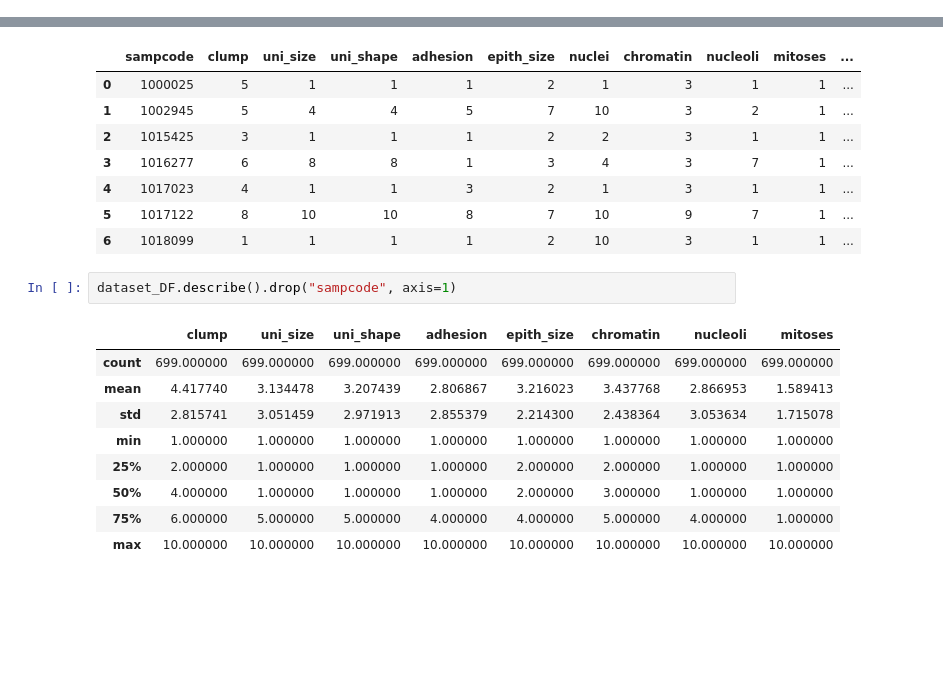
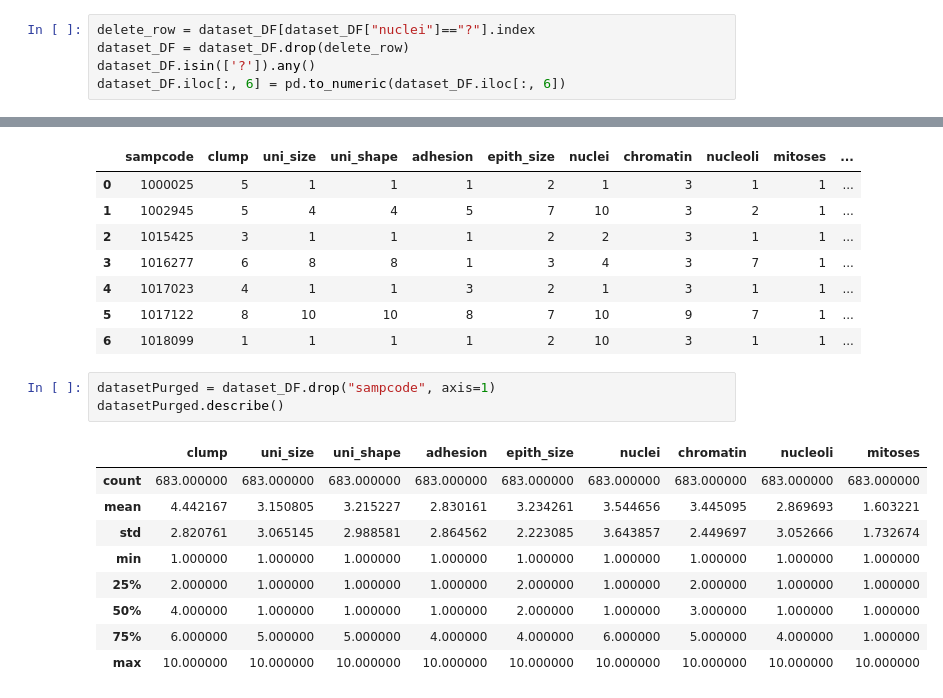
Before and after one commit to Nicordaro/MML, a Jupyter notebook: MML_Thesis.ipynb, the cells around one changed output, grey strips where cells are left out. Drawn from its saved outputs; the diff is of its cells as text; blank space fills up the shorter version.

```diff
--- a/MML_Thesis.ipynb
+++ b/MML_Thesis.ipynb
@@ -80,0 +95,5 @@ dataset_DF
+# %%
+delete_row = dataset_DF[dataset_DF["nuclei"]=="?"].index
+dataset_DF = dataset_DF.drop(delete_row)
+dataset_DF.isin(['?']).any()
+dataset_DF.iloc[:, 6] = pd.to_numeric(dataset_DF.iloc[:, 6])
@@ -90,14 +124,15 @@ dataset_DF.head(7)
 | 5 | 1017122 | 8 | 10 | 10 | 8 | 7 | 10 | 9 | 7 | 1 | ... |
 | 6 | 1018099 | 1 | 1 | 1 | 1 | 2 | 10 | 3 | 1 | 1 | ... |
 # %%
-dataset_DF.describe().drop("sampcode", axis=1)
+datasetPurged = dataset_DF.drop("sampcode", axis=1)
+datasetPurged.describe()
 # %% [output]
-|  | clump | uni_size | uni_shape | adhesion | epith_size | chromatin | nucleoli | mitoses |
-| count | 699.000000 | 699.000000 | 699.000000 | 699.000000 | 699.000000 | 699.000000 | 699.000000 | 699.000000 |
-| mean | 4.417740 | 3.134478 | 3.207439 | 2.806867 | 3.216023 | 3.437768 | 2.866953 | 1.589413 |
-| std | 2.815741 | 3.051459 | 2.971913 | 2.855379 | 2.214300 | 2.438364 | 3.053634 | 1.715078 |
-| min | 1.000000 | 1.000000 | 1.000000 | 1.000000 | 1.000000 | 1.000000 | 1.000000 | 1.000000 |
-| 25% | 2.000000 | 1.000000 | 1.000000 | 1.000000 | 2.000000 | 2.000000 | 1.000000 | 1.000000 |
-| 50% | 4.000000 | 1.000000 | 1.000000 | 1.000000 | 2.000000 | 3.000000 | 1.000000 | 1.000000 |
-| 75% | 6.000000 | 5.000000 | 5.000000 | 4.000000 | 4.000000 | 5.000000 | 4.000000 | 1.000000 |
-| max | 10.000000 | 10.000000 | 10.000000 | 10.000000 | 10.000000 | 10.000000 | 10.000000 | 10.000000 |
+|  | clump | uni_size | uni_shape | adhesion | epith_size | nuclei | chromatin | nucleoli | mitoses |
+| count | 683.000000 | 683.000000 | 683.000000 | 683.000000 | 683.000000 | 683.000000 | 683.000000 | 683.000000 | 683.000000 |
+| mean | 4.442167 | 3.150805 | 3.215227 | 2.830161 | 3.234261 | 3.544656 | 3.445095 | 2.869693 | 1.603221 |
+| std | 2.820761 | 3.065145 | 2.988581 | 2.864562 | 2.223085 | 3.643857 | 2.449697 | 3.052666 | 1.732674 |
+| min | 1.000000 | 1.000000 | 1.000000 | 1.000000 | 1.000000 | 1.000000 | 1.000000 | 1.000000 | 1.000000 |
+| 25% | 2.000000 | 1.000000 | 1.000000 | 1.000000 | 2.000000 | 1.000000 | 2.000000 | 1.000000 | 1.000000 |
+| 50% | 4.000000 | 1.000000 | 1.000000 | 1.000000 | 2.000000 | 1.000000 | 3.000000 | 1.000000 | 1.000000 |
+| 75% | 6.000000 | 5.000000 | 5.000000 | 4.000000 | 4.000000 | 6.000000 | 5.000000 | 4.000000 | 1.000000 |
+| max | 10.000000 | 10.000000 | 10.000000 | 10.000000 | 10.000000 | 10.000000 | 10.000000 | 10.000000 | 10.000000 |
```
Also changed, not shown: parts of 15 cells of this notebook.
